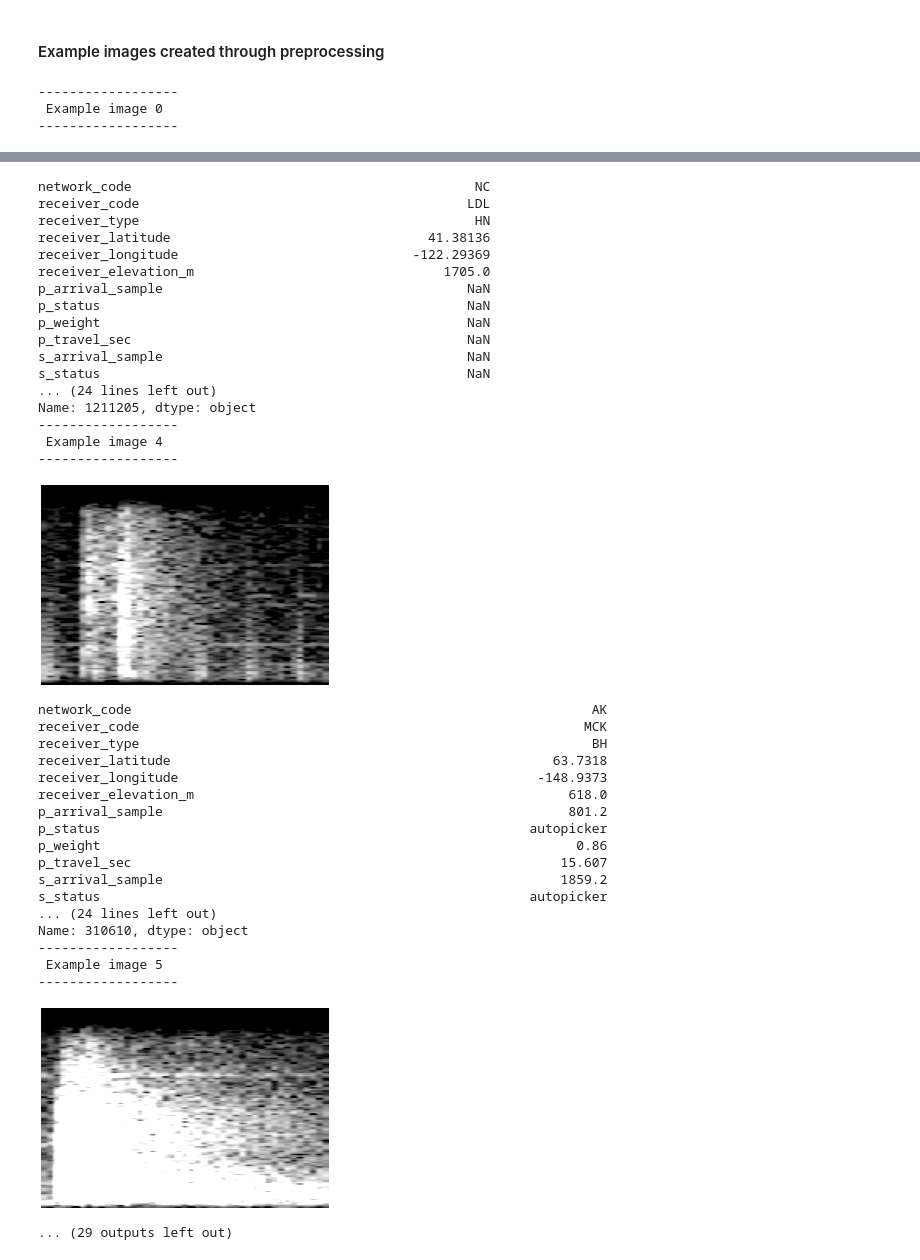
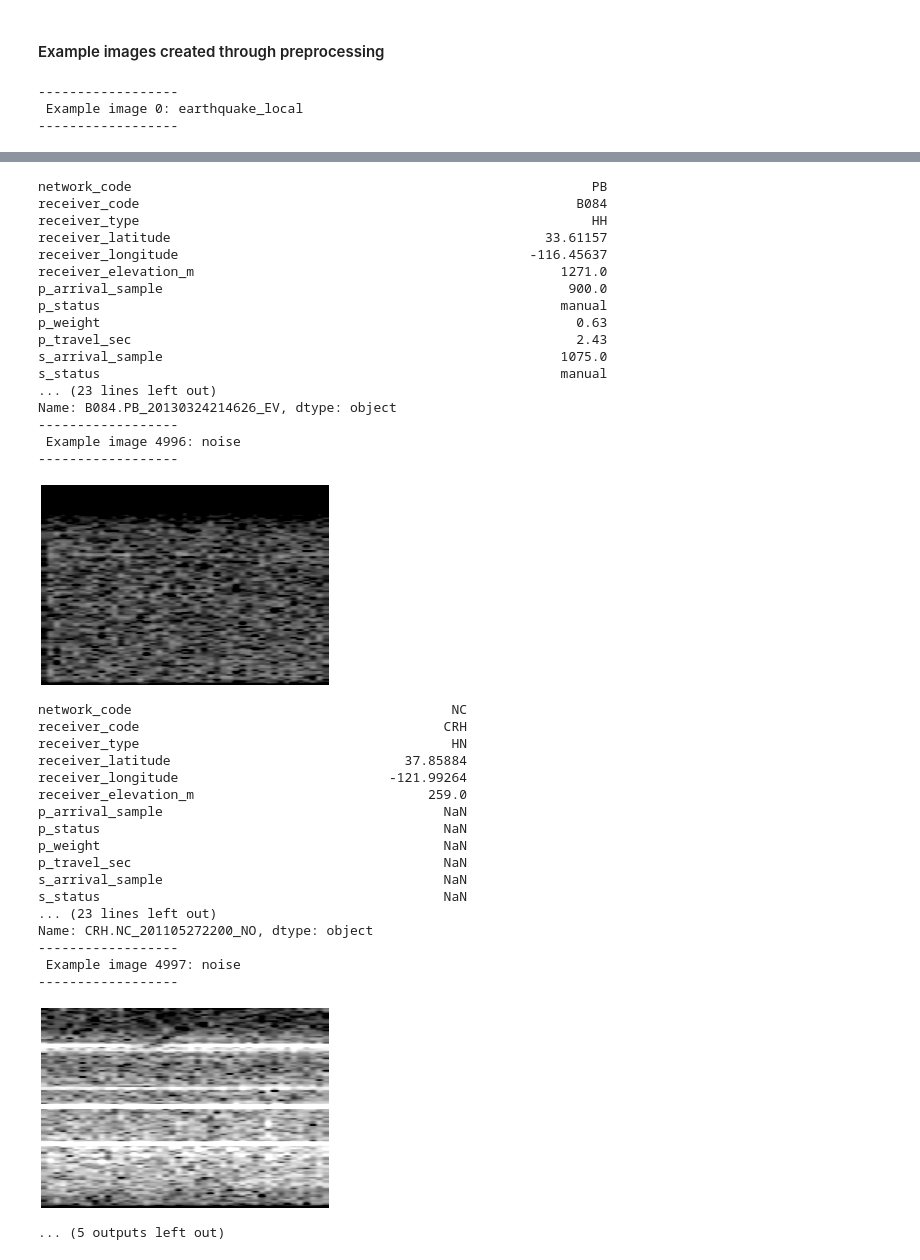
Before and after one commit to kaelynn-rose/Earthquake_Detection, a Jupyter notebook: notebooks/data_preprocessing.ipynb, the cells around one changed output, grey strips where cells are left out. Saved outputs shown, nothing was run; the diff lists cells and outputs as text; code cells hidden in the pictures.

Commit message:
Fixed misalignment between images and metadata

```diff
--- a/notebooks/data_preprocessing.ipynb
+++ b/notebooks/data_preprocessing.ipynb
@@ -67,13 +64,14 @@ metadata
 # %% [markdown]
 #### Example images created through preprocessing
 # %%
-for i in range(0,20):
-    print(f'------------------ \n Example image {i} \n------------------')
+for i in [0,1,2,3,4996,4997,4998,4999]:
+    signal_type = metadata.iloc[i]['trace_category']
+    print(f'------------------ \n Example image {i}: {signal_type} \n------------------')
     im = Image.fromarray(imgs[i])
     display(im)
     print(metadata.iloc[i])
 # %% [output]
 ------------------
- Example image 0
+ Example image 0: earthquake_local
 ------------------
 [figure]
@@ -132,39 +130,39 @@ Name: 538500, dtype: object
 ------------------
 [figure]
-network_code                                            NC
-receiver_code                                          LDL
-receiver_type                                           HN
-receiver_latitude                                 41.38136
-receiver_longitude                              -122.29369
-receiver_elevation_m                                1705.0
-p_arrival_sample                                       NaN
-p_status                                               NaN
-p_weight                                               NaN
-p_travel_sec                                           NaN
-s_arrival_sample                                       NaN
-s_status                                               NaN
-... (24 lines left out)
-Name: 1211205, dtype: object
+network_code                                                           PB
+receiver_code                                                        B084
+receiver_type                                                          HH
+receiver_latitude                                                33.61157
+receiver_longitude                                             -116.45637
+receiver_elevation_m                                               1271.0
+p_arrival_sample                                                    900.0
+p_status                                                           manual
+p_weight                                                             0.63
+p_travel_sec                                                         2.43
+s_arrival_sample                                                   1075.0
+s_status                                                           manual
+... (23 lines left out)
+Name: B084.PB_20130324214626_EV, dtype: object
 ------------------
- Example image 4
+ Example image 4996: noise
 ------------------
-[figure, old version]
+[figure, new version]
-network_code                                                           AK
-receiver_code                                                         MCK
-receiver_type                                                          BH
-receiver_latitude                                                 63.7318
-receiver_longitude                                              -148.9373
-receiver_elevation_m                                                618.0
-p_arrival_sample                                                    801.2
-p_status                                                       autopicker
-p_weight                                                             0.86
-p_travel_sec                                                       15.607
-s_arrival_sample                                                   1859.2
-s_status                                                       autopicker
-... (24 lines left out)
-Name: 310610, dtype: object
+network_code                                         NC
+receiver_code                                       CRH
+receiver_type                                        HN
+receiver_latitude                              37.85884
+receiver_longitude                           -121.99264
+receiver_elevation_m                              259.0
+p_arrival_sample                                    NaN
+p_status                                            NaN
+p_weight                                            NaN
+p_travel_sec                                        NaN
+s_arrival_sample                                    NaN
+s_status                                            NaN
+... (23 lines left out)
+Name: CRH.NC_201105272200_NO, dtype: object
 ------------------
- Example image 5
+ Example image 4997: noise
 ------------------
-[figure, old version]
+[figure, new version]
-... (29 outputs left out)
+... (5 outputs left out)
```
Also changed, not shown: parts of 3 cells of this notebook, 1 other file.
